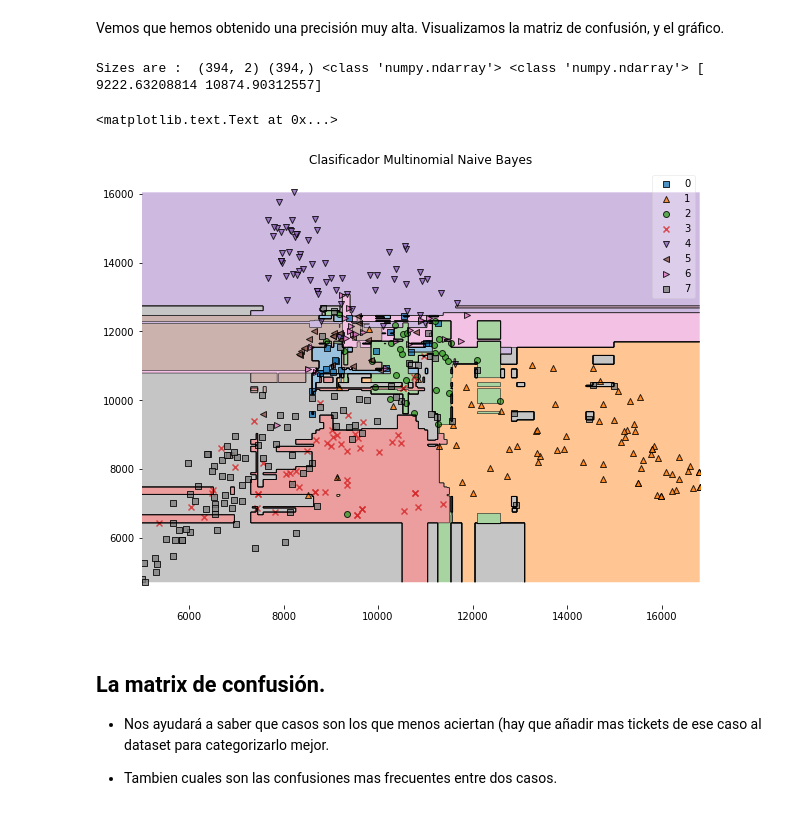
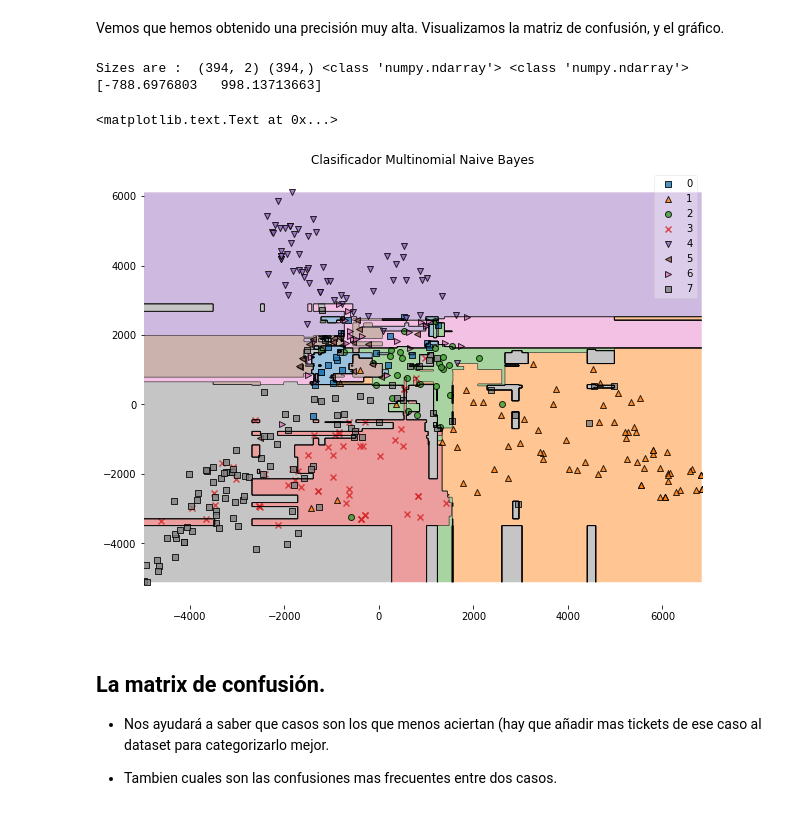
Before and after one commit to jaimevalero/python-machine-learning-book-2nd-edition, a Jupyter notebook: ejercicios/Ejercicio 10 - Natural language vectorization.ipynb, the cells around one changed output. Saved outputs shown, nothing was run; the diff lists cells and outputs as text; code cells hidden in the pictures.

```diff
--- a/ejercicios/Ejercicio 10 - Natural language vectorization.ipynb
+++ b/ejercicios/Ejercicio 10 - Natural language vectorization.ipynb
@@ -154,7 +154,7 @@ ps = SpanishStemmer()
 a=[]
 df["stem"]="n"
 for i, row in df.iterrows():
-    a.append( ps.stem(row["ticket"]).replace('acceder', 'acceso').replace('user', 'usuario').replace('access', 'acceso'))
+    a.append( ps.stem(row["ticket"]).replace('acceder', 'acceso').replace('user', 'usuario').replace('access', 'acceso').replace('usuarios', 'usuario'))
 
 
 # Replace stemmized column
@@ -574,36 +640,36 @@ y = y2
 
 ###### Generamos un nuevo dataframe con solo dos componentes.
 pca_2c = PCA(n_components=2)
 X_pca_2c = pca_2c.fit_transform(X)
 
 
 pca_2c.explained_variance_ratio_.sum()
 
 ###### Miramos el gráfico
 from mlxtend.plotting import plot_decision_regions
 
 X     = X_pca_2c
 
 # Transformamos el intervalo de (-1,1) a (0,1000), porque el PCA te lo da valores normalizados,
 # pero el MultinomialNB no admite frecuencias negativas de palabras.
-X=X+1
+#X=X+1
 X=X * 10000
 clf = XGBClassifier()
 clf.fit(X, y)
 
 print ("Sizes are : ", X.shape, y.shape, type(X), type(y),X[0] )
 
 # Generamos el gráfico
 #
 fig = plt.figure(figsize=(10,8))
 fig = plot_decision_regions(X=X, y=y, clf=clf)
 
 
 plt.title("Clasificador Multinomial Naive Bayes")
 # %% [output]
-Sizes are :  (394, 2) (394,) <class 'numpy.ndarray'> <class 'numpy.ndarray'> [ 9222.63208814 10874.90312557]
+Sizes are :  (394, 2) (394,) <class 'numpy.ndarray'> <class 'numpy.ndarray'> [-788.6976803   998.13713663]
 <matplotlib.text.Text at 0x...>
-[figure, old version]
+[figure, new version]
 # %% [markdown]
 ## La matrix de confusión.
 
```
Also changed, not shown: parts of 10 cells of this notebook.
